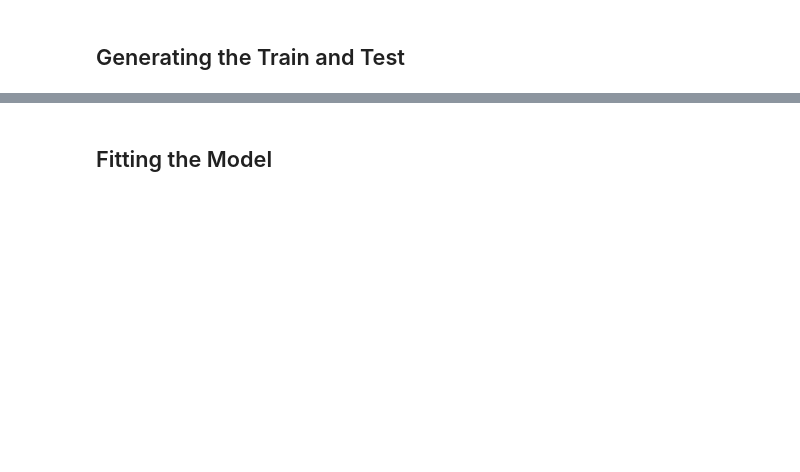
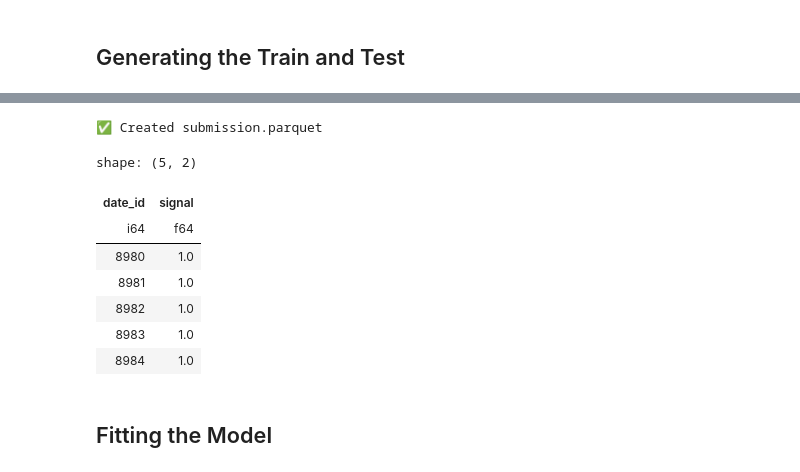
Before and after one commit to johnsondillond/HullTacticalMarketPrediction, a Jupyter notebook: hull-tactical-class-project-d2m.ipynb, the cells around one changed output, grey strips where cells are left out. Saved outputs shown, nothing was run; the diff lists cells and outputs as text; code cells hidden in the pictures; blank space fills up the shorter version.

```diff
--- a/hull-tactical-class-project-d2m.ipynb
+++ b/hull-tactical-class-project-d2m.ipynb
@@ -278,3 +459,27 @@ scaler: StandardScaler = dataset.scaler
+# %%
+dummy_test: pl.DataFrame = load_testset()
+dummy_test_processed: pl.DataFrame = create_example_dataset(dummy_test)
+
+constant_signal: float = float(convert_ret_to_signal(np.array([0.0]), ret_signal_params)[0])
+dummy_submission: pl.DataFrame = (
+    dummy_test_processed.select(["date_id"])
+    .with_columns(pl.lit(constant_signal).alias("signal"))
+)
+
+# Write as Parquet (required by competition)
+dummy_submission.write_parquet("submission.parquet")
+print("✅ Created submission.parquet")
+dummy_submission.head()
+# %% [output]
+✅ Created submission.parquet
+shape: (5, 2)
+| date_id | signal |
+| i64 | f64 |
+| 8980 | 1.0 |
+| 8981 | 1.0 |
+| 8982 | 1.0 |
+| 8983 | 1.0 |
+| 8984 | 1.0 |
 # %% [markdown]
 ## Fitting the Model
 # %%
```
Also changed, not shown: parts of 15 cells of this notebook, 3 other files.
